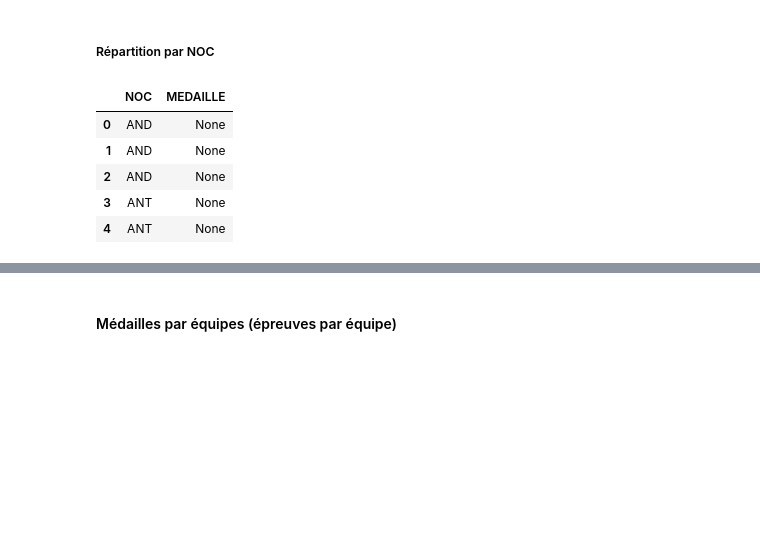
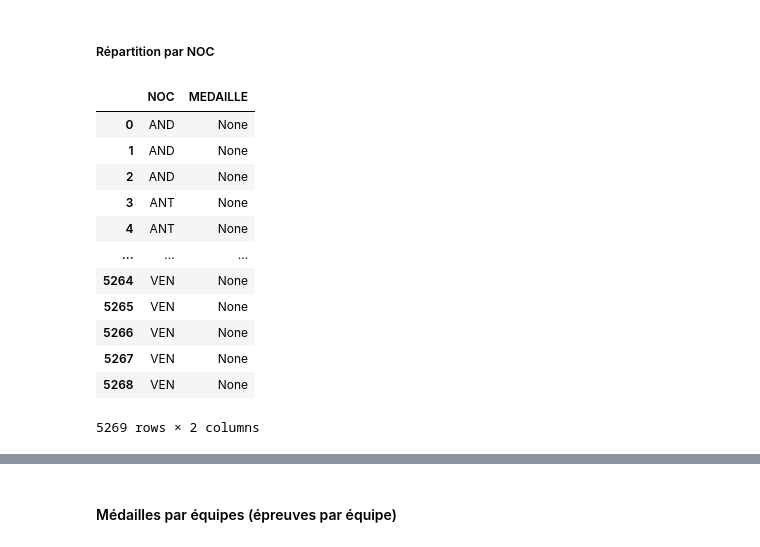
Before and after one commit to zykogithub/projets_IUT, a Jupyter notebook: S2/data_base/partie 2/partie_1.ipynb, the cells around one changed output, grey strips where cells are left out. Saved outputs shown, nothing was run; the diff lists cells and outputs as text; code cells hidden in the pictures; blank space fills up the shorter version.

```diff
--- a/S2/data_base/partie 2/partie_1.ipynb
+++ b/S2/data_base/partie 2/partie_1.ipynb
@@ -260,28 +252,35 @@ plt.show()
 # %%
 # Requête SQL pour récupérer les informations des médailles par pays (NOC)
 data = requete_vers_dataframe(conn, f"""
 SELECT
     pi.noc,
     pi.medaille
 FROM
     {SCHEMA}.PARTICIPATION_INDIVIDUELLE pi
 JOIN
     {SCHEMA}.EVENEMENT e ON pi.idEvent = e.idEvenement
 JOIN
     {SCHEMA}.HOTE h ON e.idHote = h.idHote
 WHERE
     h.LibelleHote LIKE :Libelle
 """, {"Libelle": EDITION_JO})
 
 # Afficher les premières lignes du DataFrame pour vérifier les données
-data.head()
+data
 # %% [output]
 |  | NOC | MEDAILLE |
 | 0 | AND | None |
 | 1 | AND | None |
 | 2 | AND | None |
 | 3 | ANT | None |
 | 4 | ANT | None |
+| ... | ... | ... |
+| 5264 | VEN | None |
+| 5265 | VEN | None |
+| 5266 | VEN | None |
+| 5267 | VEN | None |
+| 5268 | VEN | None |
+5269 rows × 2 columns
 # %%
 # Grouper les données par NOC et compter le nombre de médailles
 medals_by_noc = data.groupby('NOC')['MEDAILLE'].count().reset_index()
```
Also changed, not shown: parts of 15 cells of this notebook, 2 other files.
